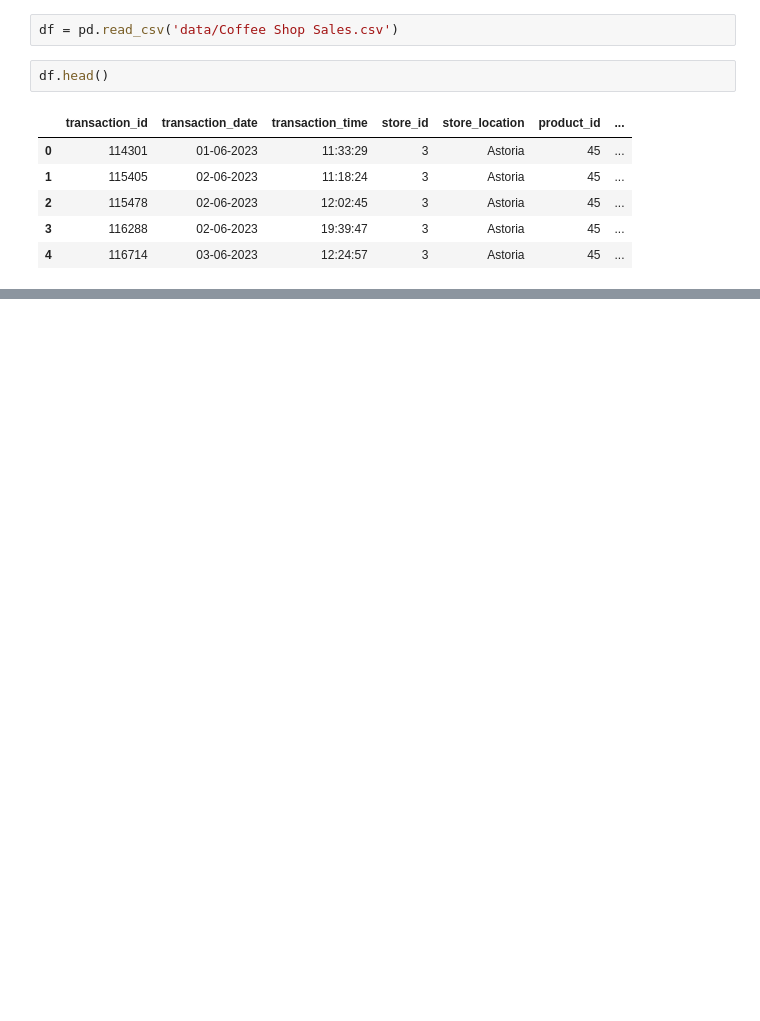
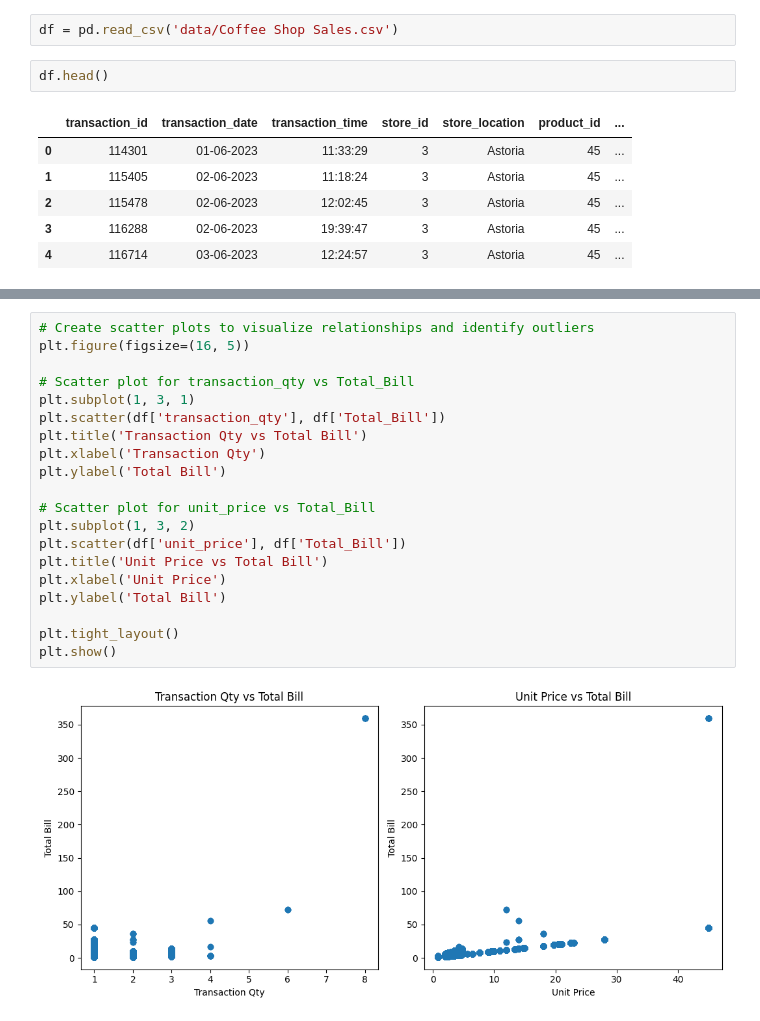
Before and after one commit to jyotiprakashuprety/Coffee_shop_sales_analysis, a Jupyter notebook: EDA.ipynb, the cells around one changed output, grey strips where cells are left out. Saved outputs shown, nothing was run; the diff lists cells and outputs as text; blank space fills up the shorter version.

```diff
--- a/EDA.ipynb
+++ b/EDA.ipynb
@@ -13,0 +121,22 @@ df.head()
+# %%
+# Create scatter plots to visualize relationships and identify outliers
+plt.figure(figsize=(16, 5))
+
+# Scatter plot for transaction_qty vs Total_Bill
+plt.subplot(1, 3, 1)
+plt.scatter(df['transaction_qty'], df['Total_Bill'])
+plt.title('Transaction Qty vs Total Bill')
+plt.xlabel('Transaction Qty')
+plt.ylabel('Total Bill')
+
+# Scatter plot for unit_price vs Total_Bill
+plt.subplot(1, 3, 2)
+plt.scatter(df['unit_price'], df['Total_Bill'])
+plt.title('Unit Price vs Total Bill')
+plt.xlabel('Unit Price')
+plt.ylabel('Total Bill')
+
+plt.tight_layout()
+plt.show()
+# %% [output]
+[figure, added]
```
Also changed, not shown: parts of 10 cells of this notebook, 1 other file.
